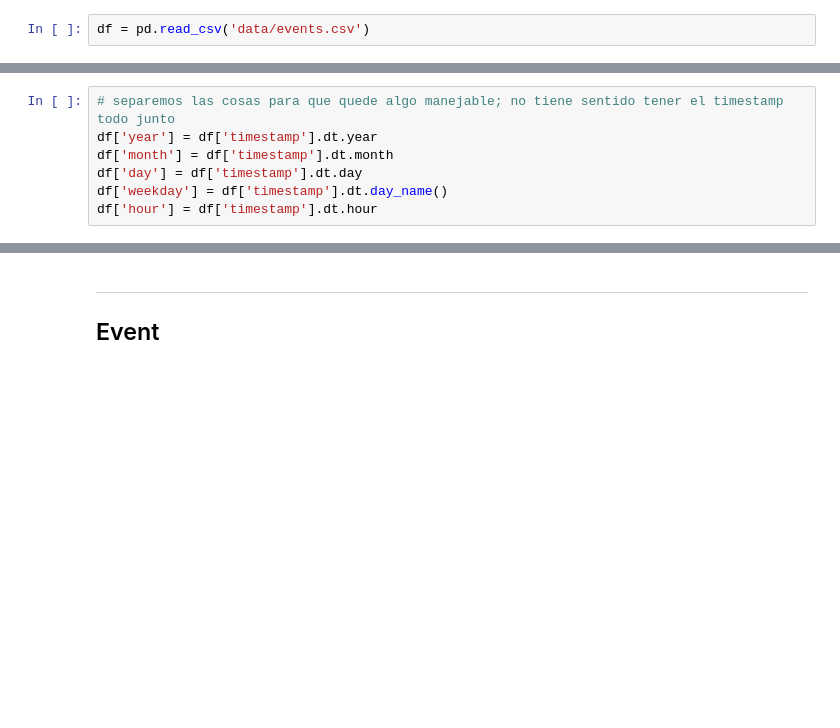
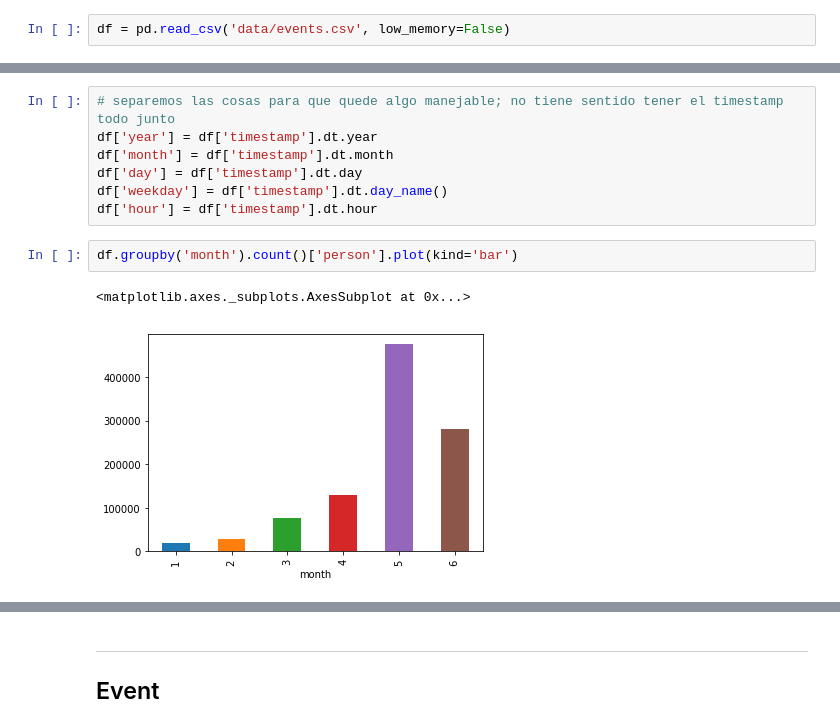
Before and after one commit to rozanecm/7506_OrganizacionDeDatos_TP1, a Jupyter notebook: tp1.ipynb, the cells around one changed output, grey strips where cells are left out. Cells and saved outputs as stored; diff of their text form; blank space fills up the shorter version.

```diff
--- a/tp1.ipynb
+++ b/tp1.ipynb
@@ -3,6 +4,6 @@ import pandas as pd
 import seaborn as sns
 # %%
-df = pd.read_csv('data/events.csv')
+df = pd.read_csv('data/events.csv', low_memory=False)
 # %%
 # veamos el shape que tiene el dataset
 df.shape
@@ -47,3 +57,8 @@ df['month'] = df['timestamp'].dt.month
 df['day'] = df['timestamp'].dt.day
 df['weekday'] = df['timestamp'].dt.day_name()
 df['hour'] = df['timestamp'].dt.hour
+# %%
+df.groupby('month').count()['person'].plot(kind='bar')
+# %% [output]
+<matplotlib.axes._subplots.AxesSubplot at 0x...>
+[figure, added]
```
Also changed, not shown: parts of 15 cells of this notebook.
